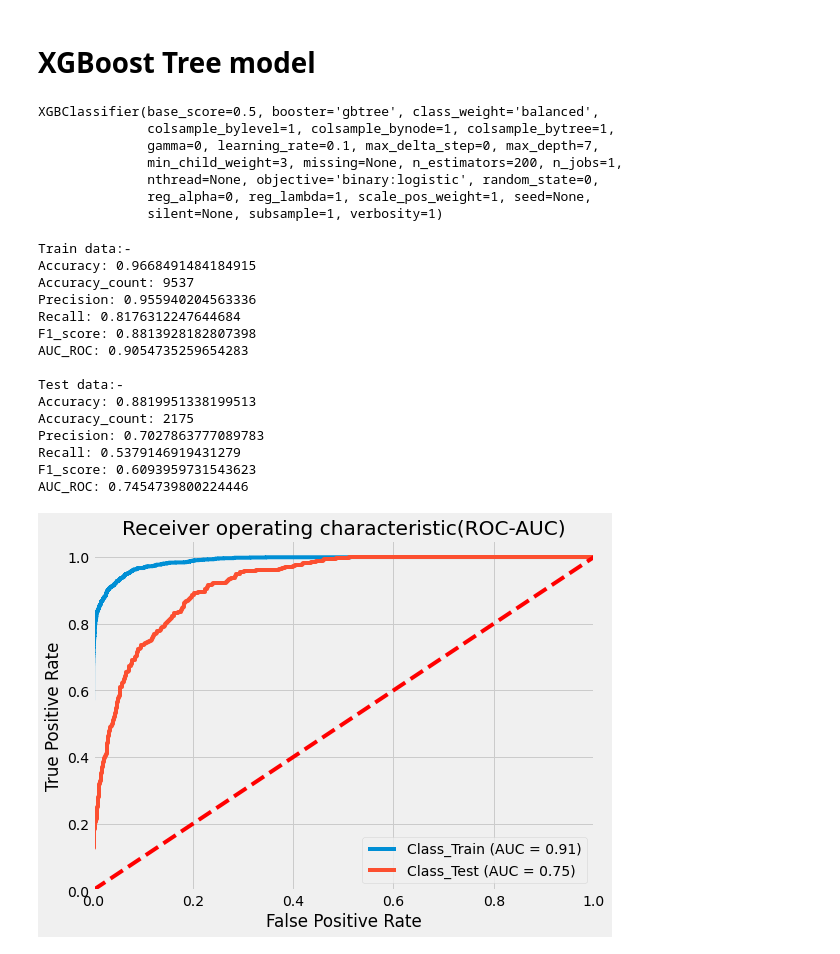
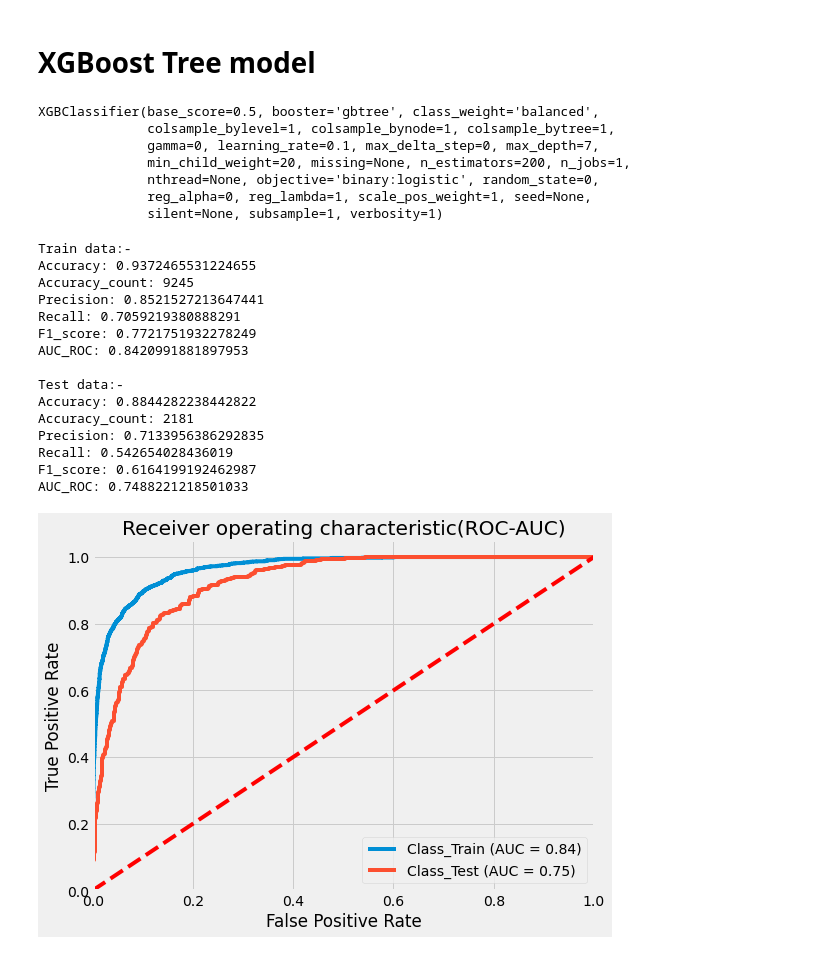
Before and after one commit to dwu926/Problem-Management-UI, a Jupyter notebook: E_commerce_Purchase_Prediction.ipynb, the cells around one changed output. Saved outputs shown, nothing was run; the diff lists cells and outputs as text; code cells hidden in the pictures.

```diff
--- a/E_commerce_Purchase_Prediction.ipynb
+++ b/E_commerce_Purchase_Prediction.ipynb
@@ -461,38 +461,38 @@ AUC_ROC: 0.8353370400942302
 # %% [markdown]
 # XGBoost Tree model
 # %%
-model = XGBClassifier(learning_rate = 0.1, n_estimators=200, min_child_weight=3,  max_depth=7, class_weight='balanced')
+model = XGBClassifier(learning_rate = 0.1, n_estimators=200, min_child_weight=20,  max_depth=7, class_weight='balanced', seed=7)
 model.fit(x_train,y_train)
 
 y_pred = model.predict(x_test)
 y_pred_train = model.predict(x_train)
 
 train_summary = model_eval(y_train,y_pred_train)
 test_summary = model_eval(y_test,y_pred)
 
 compare_result(train_summary, test_summary)
 roc_auc(model, y_train, x_train, y_test, x_test)
 # %% [output]
 XGBClassifier(base_score=0.5, booster='gbtree', class_weight='balanced',
               colsample_bylevel=1, colsample_bynode=1, colsample_bytree=1,
               gamma=0, learning_rate=0.1, max_delta_step=0, max_depth=7,
-              min_child_weight=3, missing=None, n_estimators=200, n_jobs=1,
+              min_child_weight=20, missing=None, n_estimators=200, n_jobs=1,
               nthread=None, objective='binary:logistic', random_state=0,
               reg_alpha=0, reg_lambda=1, scale_pos_weight=1, seed=None,
               silent=None, subsample=1, verbosity=1)
 Train data:-
-Accuracy: 0.9668491484184915
-Accuracy_count: 9537
-Precision: 0.955940204563336
-Recall: 0.8176312247644684
-F1_score: 0.8813928182807398
-AUC_ROC: 0.9054735259654283
+Accuracy: 0.9372465531224655
+Accuracy_count: 9245
+Precision: 0.8521527213647441
+Recall: 0.7059219380888291
+F1_score: 0.7721751932278249
+AUC_ROC: 0.8420991881897953
 
 Test data:-
-Accuracy: 0.8819951338199513
-Accuracy_count: 2175
-Precision: 0.7027863777089783
-Recall: 0.5379146919431279
-F1_score: 0.6093959731543623
-AUC_ROC: 0.7454739800224446
+Accuracy: 0.8844282238442822
+Accuracy_count: 2181
+Precision: 0.7133956386292835
+Recall: 0.542654028436019
+F1_score: 0.6164199192462987
+AUC_ROC: 0.7488221218501033
-[figure, old version]
+[figure, new version]
```
Also changed, not shown: parts of 2 cells of this notebook.
